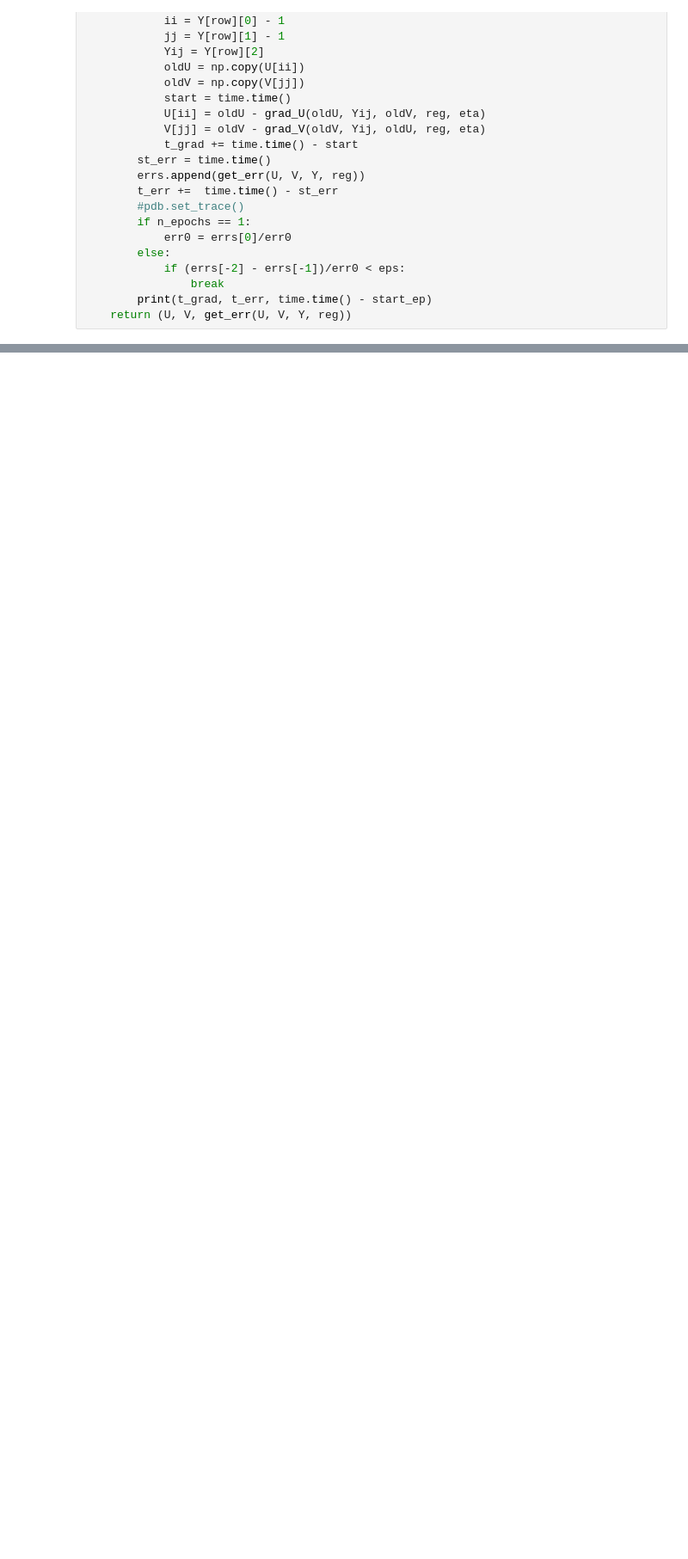
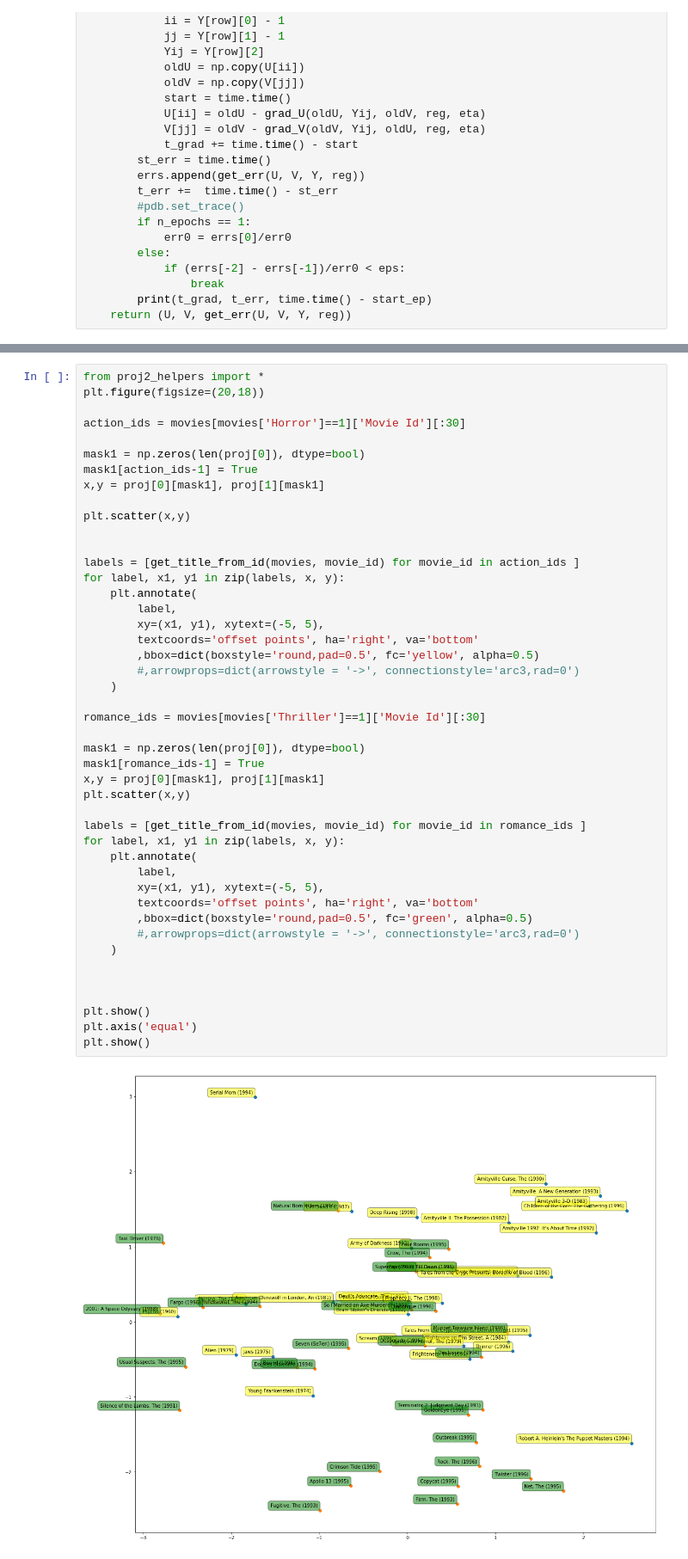
Before and after one commit to zhenchristopher/155_proj2, a Jupyter notebook: David/Set5.ipynb, the cells around one changed output, grey strips where cells are left out. Shown: that part at 86% size. Drawn from its saved outputs; the diff is of its cells as text; blank space fills up the shorter version.

Commit message:
Added helper functions for part 5

```diff
--- a/David/Set5.ipynb
+++ b/David/Set5.ipynb
@@ -170,0 +309,47 @@ plt.show()
+# %%
+from proj2_helpers import *
+plt.figure(figsize=(20,18))
+
+action_ids = movies[movies['Horror']==1]['Movie Id'][:30]
+
+mask1 = np.zeros(len(proj[0]), dtype=bool)
+mask1[action_ids-1] = True
+x,y = proj[0][mask1], proj[1][mask1]
+
+plt.scatter(x,y)
+
+
+labels = [get_title_from_id(movies, movie_id) for movie_id in action_ids ]
+for label, x1, y1 in zip(labels, x, y):
+    plt.annotate(
+        label,
+        xy=(x1, y1), xytext=(-5, 5),
+        textcoords='offset points', ha='right', va='bottom'
+        ,bbox=dict(boxstyle='round,pad=0.5', fc='yellow', alpha=0.5)
+        #,arrowprops=dict(arrowstyle = '->', connectionstyle='arc3,rad=0')
+    )
+
+romance_ids = movies[movies['Thriller']==1]['Movie Id'][:30]
+
+mask1 = np.zeros(len(proj[0]), dtype=bool)
+mask1[romance_ids-1] = True
+x,y = proj[0][mask1], proj[1][mask1]
+plt.scatter(x,y)
+
+labels = [get_title_from_id(movies, movie_id) for movie_id in romance_ids ]
+for label, x1, y1 in zip(labels, x, y):
+    plt.annotate(
+        label,
+        xy=(x1, y1), xytext=(-5, 5),
+        textcoords='offset points', ha='right', va='bottom'
+        ,bbox=dict(boxstyle='round,pad=0.5', fc='green', alpha=0.5)
+        #,arrowprops=dict(arrowstyle = '->', connectionstyle='arc3,rad=0')
+    )
+
+
+
+plt.show()
+plt.axis('equal')
+plt.show()
+# %% [output]
+[figure, added]
```
Also changed, not shown: parts of 8 cells of this notebook, 1 other file.
